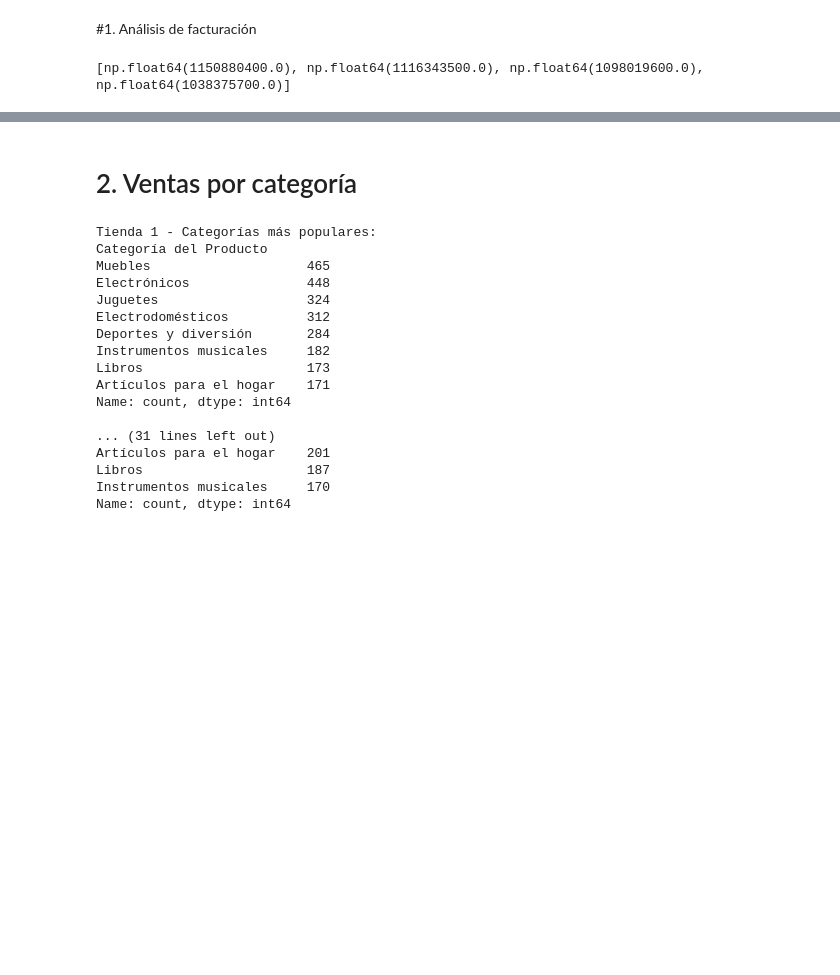
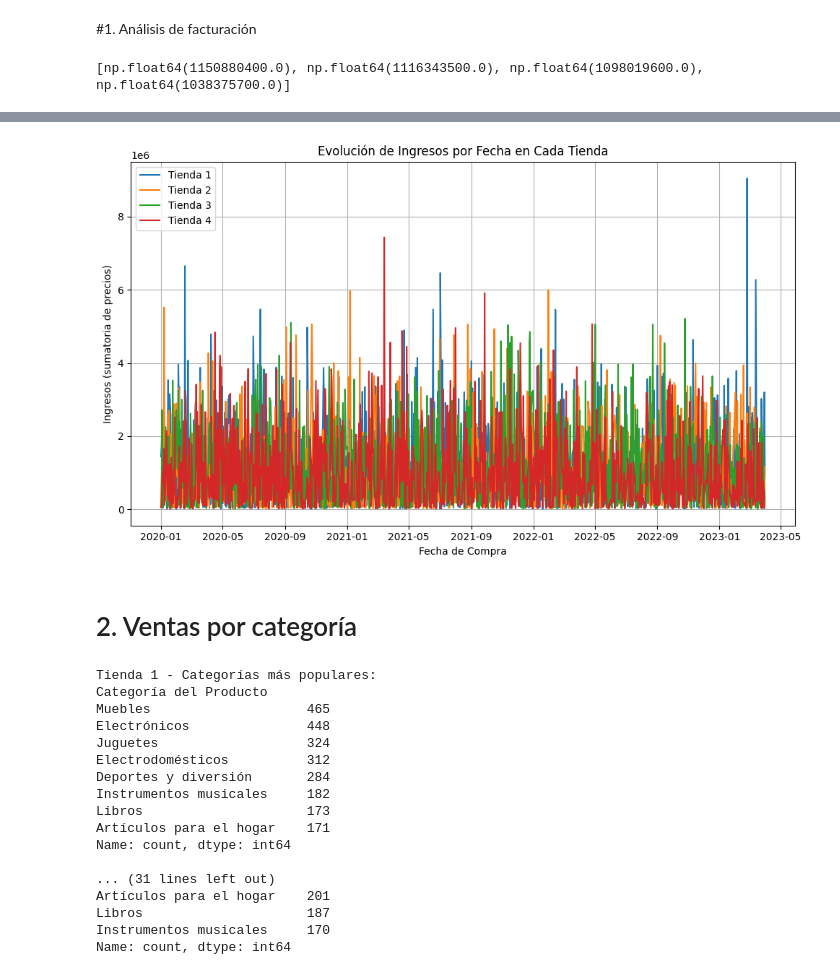
Before and after one commit to JoelSaucedo8/ChallengeDataScience, a Jupyter notebook: AluraStoreLatam.ipynb, the cells around one changed output, grey strips where cells are left out. Drawn from its saved outputs; the diff is of its cells as text; code cells hidden in the pictures; blank space fills up the shorter version.

```diff
--- a/AluraStoreLatam.ipynb
+++ b/AluraStoreLatam.ipynb
@@ -40,3 +65,26 @@ print(totales)
+# %%
+#Grafico de Linea
+for tienda_df in lista_tiendas:
+    tienda_df['Fecha de Compra'] = pd.to_datetime(tienda_df['Fecha de Compra'], dayfirst=True)
+
+plt.figure(figsize=(10, 6))
+
+nombres_tiendas = ['Tienda 1', 'Tienda 2', 'Tienda 3', 'Tienda 4']
+
+for i, tienda_df in enumerate(lista_tiendas):
+    ingresos_por_fecha = tienda_df.groupby('Fecha de Compra')['Precio'].sum()
+    ingresos_por_fecha.sort_index(inplace=True)
+    plt.plot(ingresos_por_fecha.index, ingresos_por_fecha.values, label=nombres_tiendas[i])
+
+plt.title('Evolución de Ingresos por Fecha en Cada Tienda')
+plt.xlabel('Fecha de Compra')
+plt.ylabel('Ingresos (sumatoria de precios)')
+plt.legend()
+plt.grid(True)
+plt.tight_layout()
+plt.show()
+# %% [output]
+[figure, added]
 # %% [markdown]
 # 2. Ventas por categoría
 # %%
```
Also changed, not shown: parts of 18 cells of this notebook.
